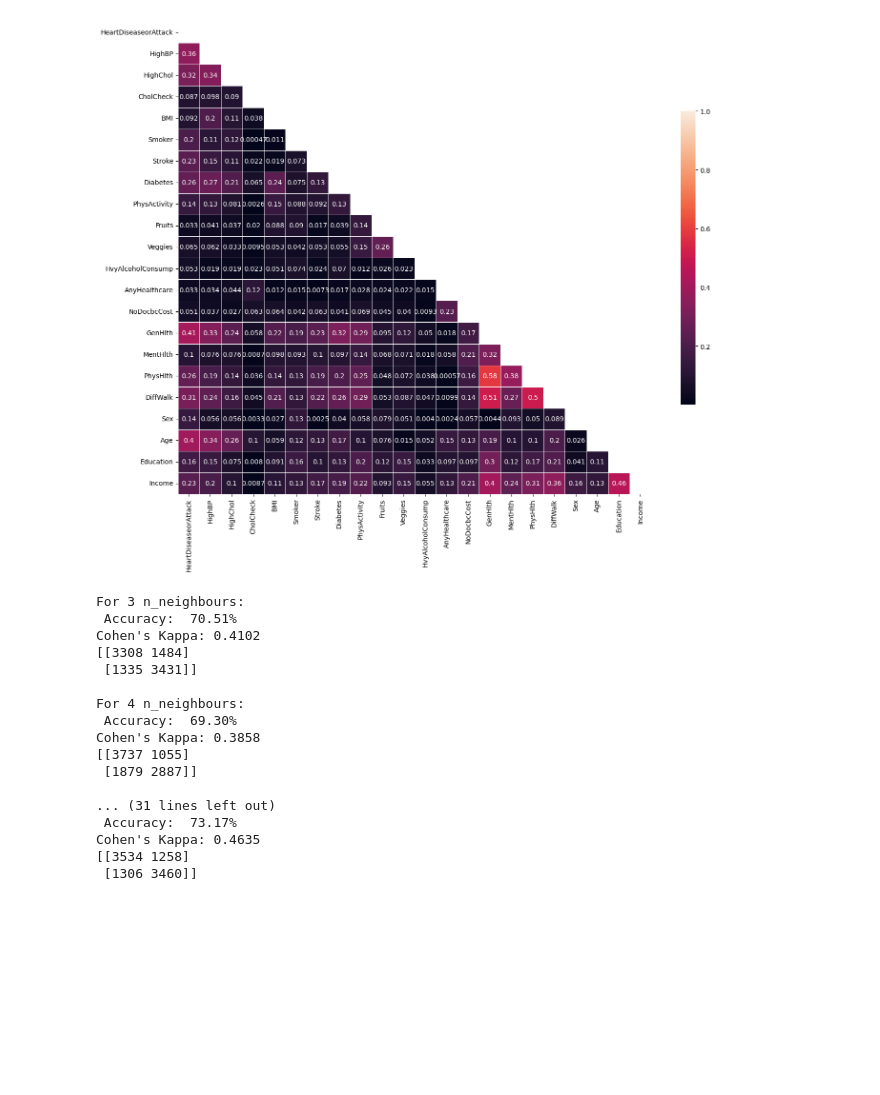
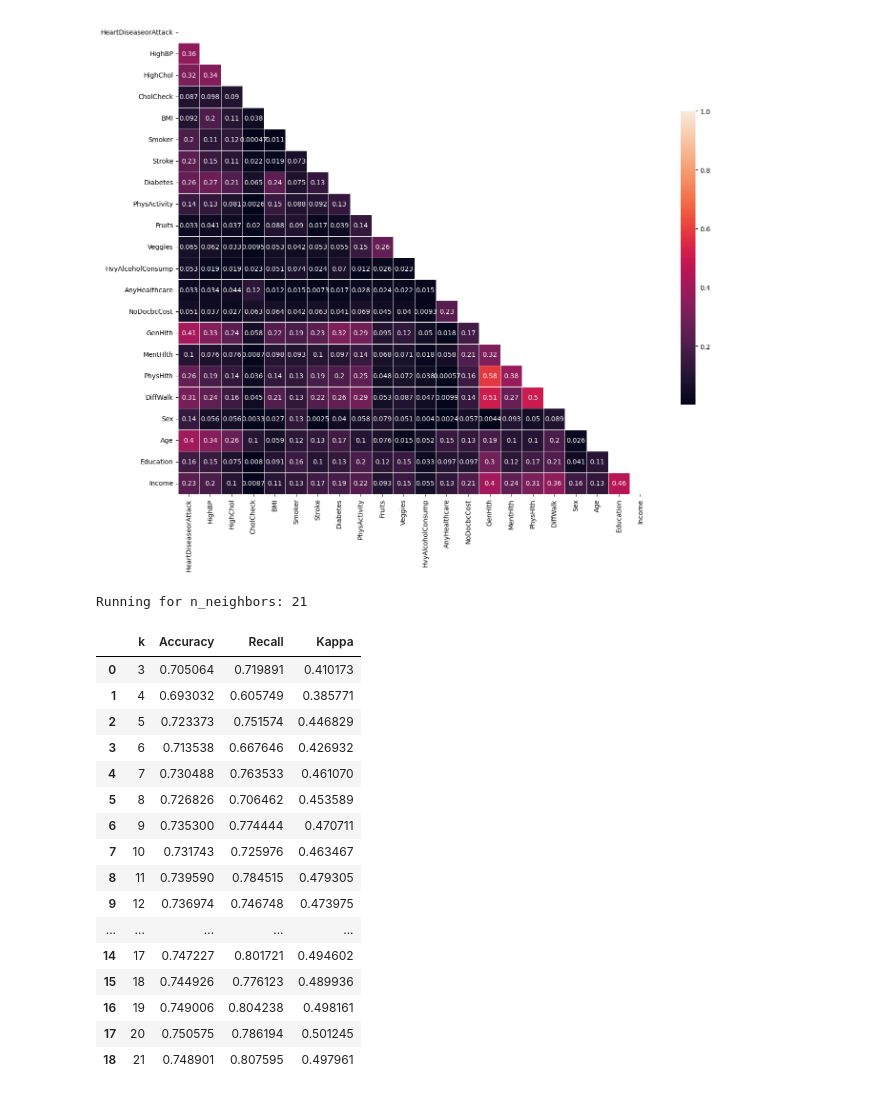
Before and after one commit to owen-george/Heart_Attack_ML-Model, a Jupyter notebook: notebooks/load_and_resample_owen.ipynb, the cells around one changed output. Saved outputs shown, nothing was run; the diff lists cells and outputs as text; code cells hidden in the pictures; blank space fills up the shorter version.

```diff
--- a/notebooks/load_and_resample_owen.ipynb
+++ b/notebooks/load_and_resample_owen.ipynb
@@ -93,40 +272,21 @@ plt.show()
 # %%
-target = resampled_df['HeartDiseaseorAttack']
-num_df = resampled_df.drop('HeartDiseaseorAttack', axis=1)
-
-x_train, x_test, y_train, y_test = train_test_split(num_df, target, test_size=0.20, random_state=0)
-
-
-for i in range(3, 11):
-    knn = KNeighborsClassifier(n_neighbors=i)
-    print(f"For {i} n_neighbours:")
-    knn.fit(x_train, y_train)
-
-    y_pred = knn.predict(x_test) # This is the slowest step
-
-    cm = confusion_matrix(y_test, y_pred)
-    kappa = cohen_kappa_score(y_test, y_pred)
-    print(f" Accuracy: {100*((cm[0][0]+cm[1][1])/(sum(cm[0])+sum(cm[1]))): .2f}%")
-
-    #print(f"The accuracy of the model vs the test with n_neighbours = {i}, is {knn.score(x_test, y_test)*100: .2f}%") # This is slow
-    print(f"Cohen's Kappa: {kappa:.4f}")
-    print(cm)
-    print()
+test_data_knn(resampled_df, 3, 21)
 # %% [output]
-For 3 n_neighbours:
- Accuracy:  70.51%
-Cohen's Kappa: 0.4102
-[[3308 1484]
- [1335 3431]]
-
-For 4 n_neighbours:
- Accuracy:  69.30%
-Cohen's Kappa: 0.3858
-[[3737 1055]
- [1879 2887]]
-
-... (31 lines left out)
- Accuracy:  73.17%
-Cohen's Kappa: 0.4635
-[[3534 1258]
- [1306 3460]]
+Running for n_neighbors: 21
+|  | k | Accuracy | Recall | Kappa |
+| 0 | 3 | 0.705064 | 0.719891 | 0.410173 |
+| 1 | 4 | 0.693032 | 0.605749 | 0.385771 |
+| 2 | 5 | 0.723373 | 0.751574 | 0.446829 |
+| 3 | 6 | 0.713538 | 0.667646 | 0.426932 |
+| 4 | 7 | 0.730488 | 0.763533 | 0.461070 |
+| 5 | 8 | 0.726826 | 0.706462 | 0.453589 |
+| 6 | 9 | 0.735300 | 0.774444 | 0.470711 |
+| 7 | 10 | 0.731743 | 0.725976 | 0.463467 |
+| 8 | 11 | 0.739590 | 0.784515 | 0.479305 |
+| 9 | 12 | 0.736974 | 0.746748 | 0.473975 |
+| ... | ... | ... | ... | ... |
+| 14 | 17 | 0.747227 | 0.801721 | 0.494602 |
+| 15 | 18 | 0.744926 | 0.776123 | 0.489936 |
+| 16 | 19 | 0.749006 | 0.804238 | 0.498161 |
+| 17 | 20 | 0.750575 | 0.786194 | 0.501245 |
+| 18 | 21 | 0.748901 | 0.807595 | 0.497961 |
```
Also changed, not shown: parts of 24 cells of this notebook.
